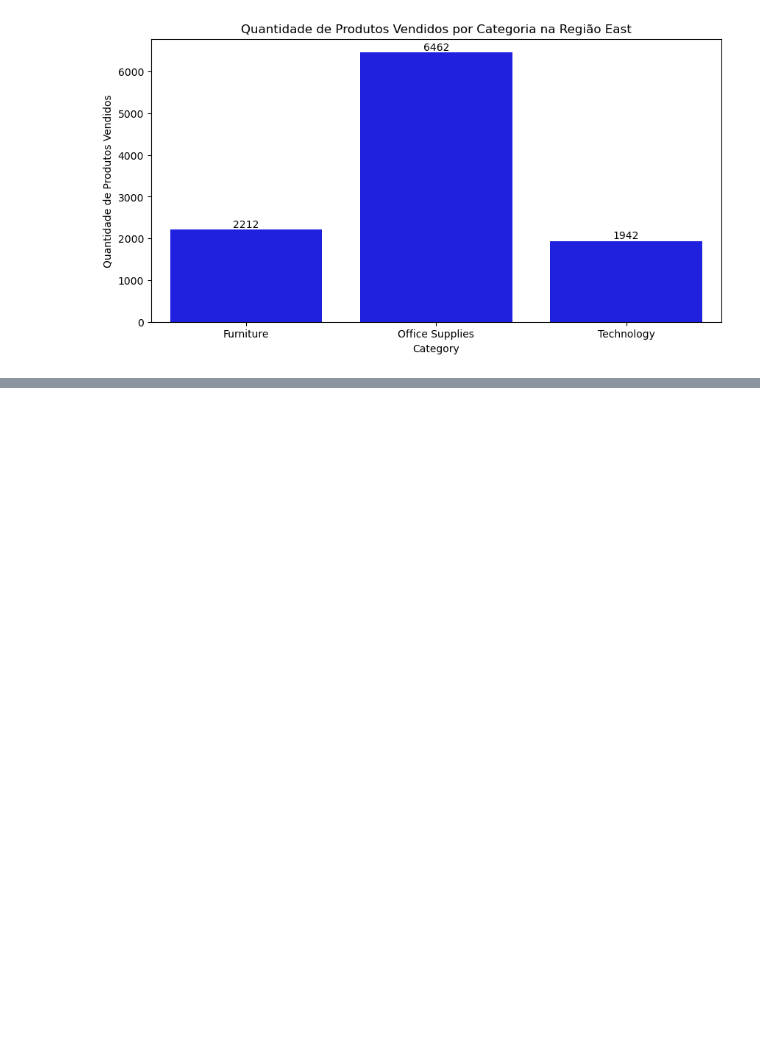
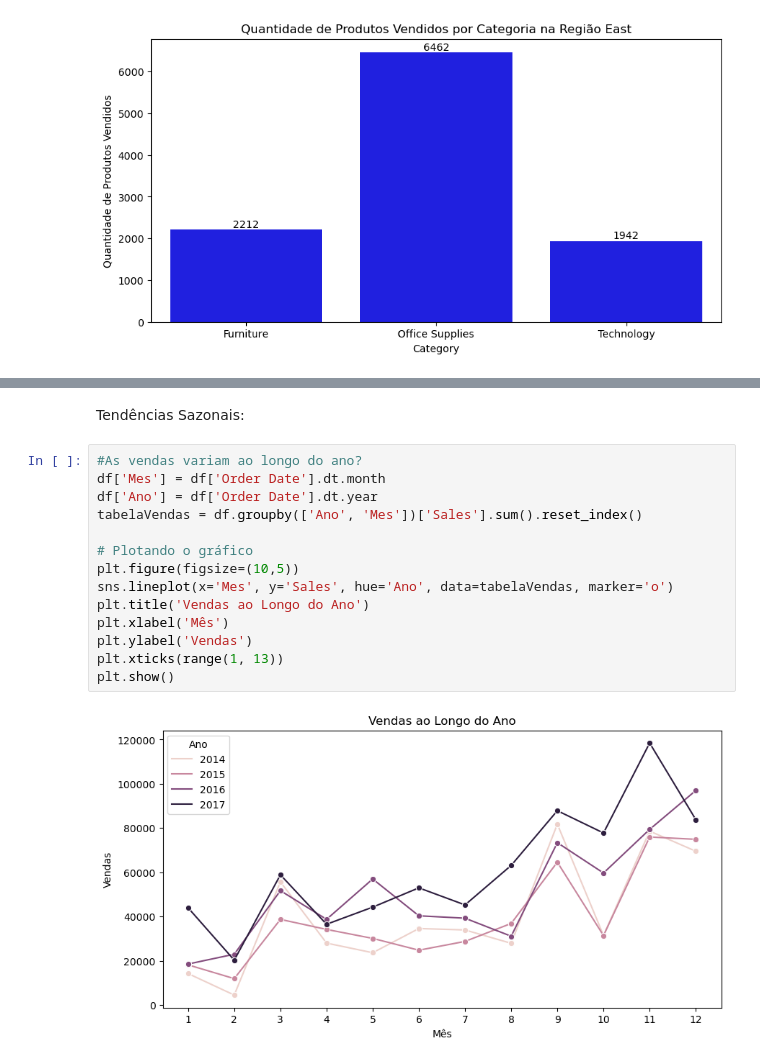
Before and after one commit to mario8978/Analise-de-Dados-Superstore-Sales, a Jupyter notebook: analise1.ipynb, the cells around one changed output, grey strips where cells are left out. Drawn from its saved outputs; the diff is of its cells as text; blank space fills up the shorter version.

Commit message:
Análise do Desempenho de Produtos, Tendências Sazonais e Performance por Cliente

```diff
--- a/analise1.ipynb
+++ b/analise1.ipynb
@@ -362,0 +491,18 @@ for i, regiao in enumerate(df['Region'].unique()):
+# %% [markdown]
+Tendências Sazonais:
+# %%
+#As vendas variam ao longo do ano?
+df['Mes'] = df['Order Date'].dt.month
+df['Ano'] = df['Order Date'].dt.year
+tabelaVendas = df.groupby(['Ano', 'Mes'])['Sales'].sum().reset_index()
+
+# Plotando o gráfico
+plt.figure(figsize=(10,5))
+sns.lineplot(x='Mes', y='Sales', hue='Ano', data=tabelaVendas, marker='o')
+plt.title('Vendas ao Longo do Ano')
+plt.xlabel('Mês')
+plt.ylabel('Vendas')
+plt.xticks(range(1, 13))
+plt.show()
+# %% [output]
+[figure, added]
```
Also changed, not shown: parts of 10 cells of this notebook.
